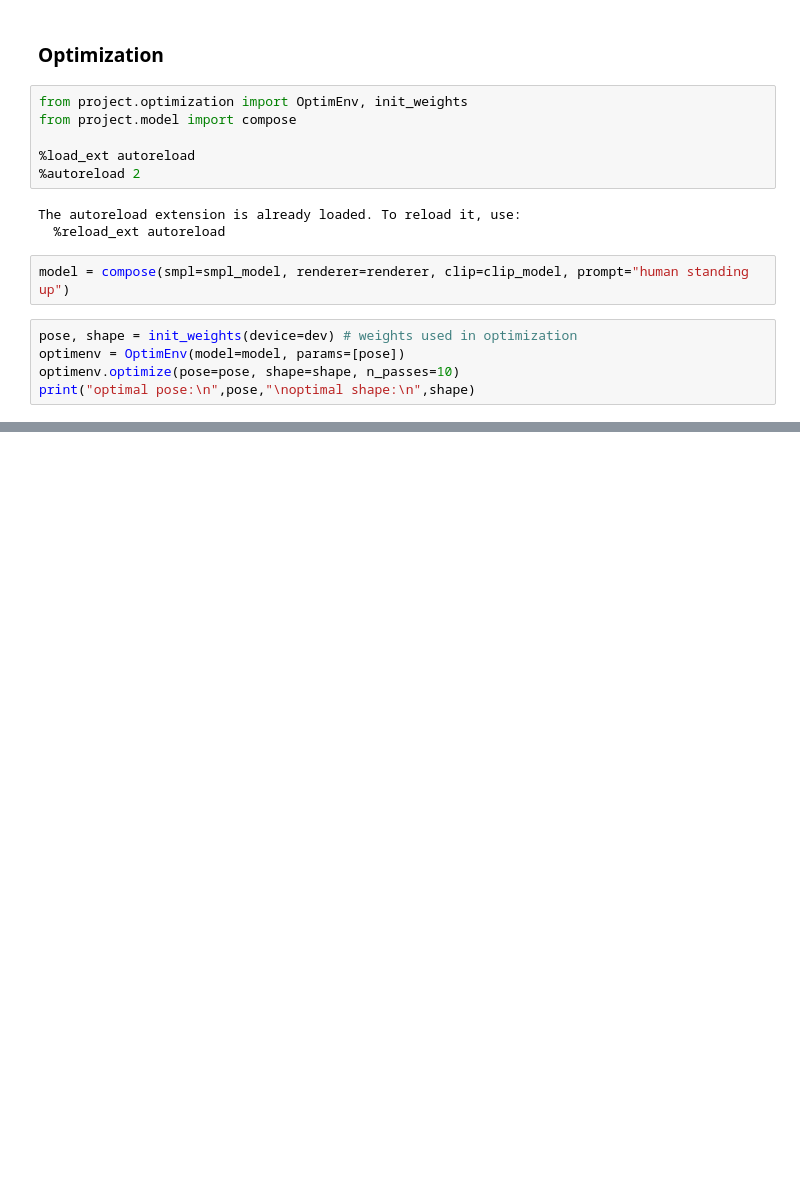
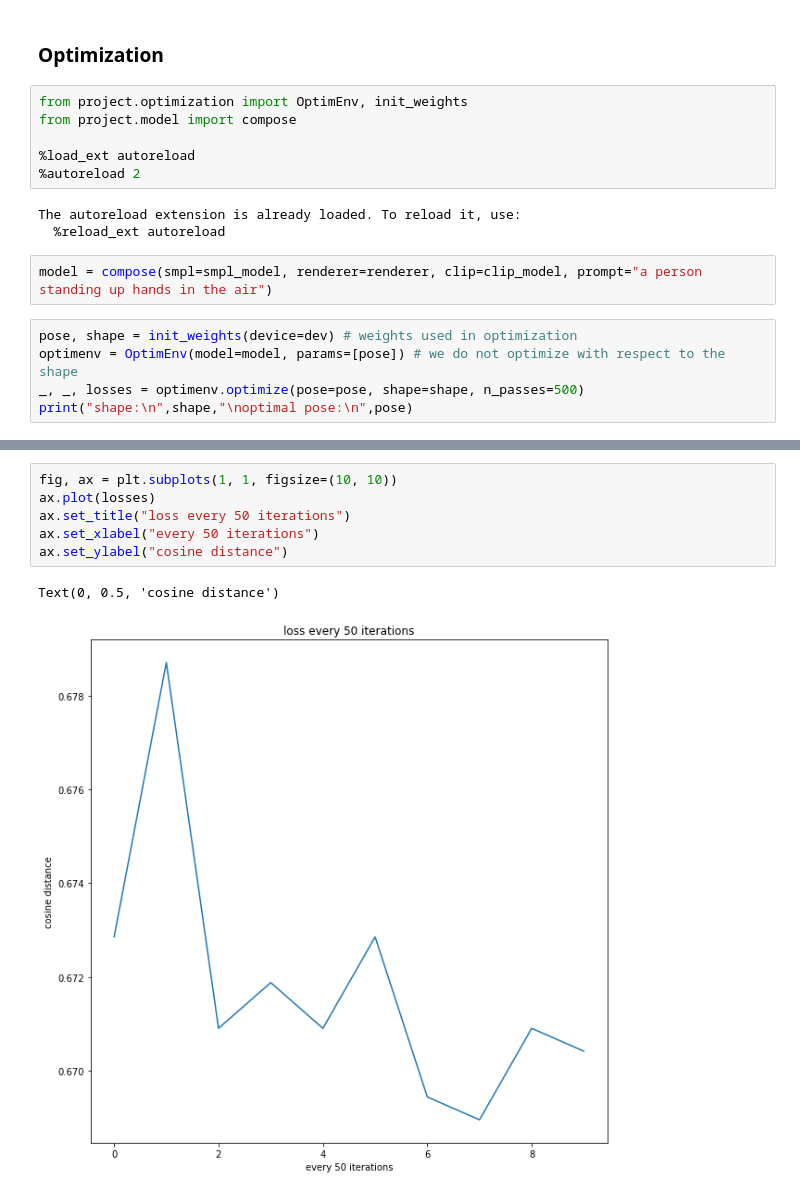
Before and after one commit to B4Farouk/smpl-dr-clip, a Jupyter notebook: simpledCLIP.ipynb, the cells around one changed output, grey strips where cells are left out. Saved outputs shown, nothing was run; the diff lists cells and outputs as text; blank space fills up the shorter version.

```diff
--- a/simpledCLIP.ipynb
+++ b/simpledCLIP.ipynb
@@ -264,10 +281,10 @@ from project.model import compose
 The autoreload extension is already loaded. To reload it, use:
   %reload_ext autoreload
 # %%
-model = compose(smpl=smpl_model, renderer=renderer, clip=clip_model, prompt="human standing up")
+model = compose(smpl=smpl_model, renderer=renderer, clip=clip_model, prompt="a person standing up hands in the air")
 # %%
 pose, shape = init_weights(device=dev) # weights used in optimization
-optimenv = OptimEnv(model=model, params=[pose])
-optimenv.optimize(pose=pose, shape=shape, n_passes=10)
-print("optimal pose:\n",pose,"\noptimal shape:\n",shape)
+optimenv = OptimEnv(model=model, params=[pose]) # we do not optimize with respect to the shape
+_, _, losses = optimenv.optimize(pose=pose, shape=shape, n_passes=500)
+print("shape:\n",shape,"\noptimal pose:\n",pose)
 # %% [output]
@@ -277,0 +305,9 @@ RuntimeError: ignored
+# %%
+fig, ax = plt.subplots(1, 1, figsize=(10, 10))
+ax.plot(losses)
+ax.set_title("loss every 50 iterations")
+ax.set_xlabel("every 50 iterations")
+ax.set_ylabel("cosine distance")
+# %% [output]
+Text(0, 0.5, 'cosine distance')
+[figure, added]
```
Also changed, not shown: parts of 12 cells of this notebook.
